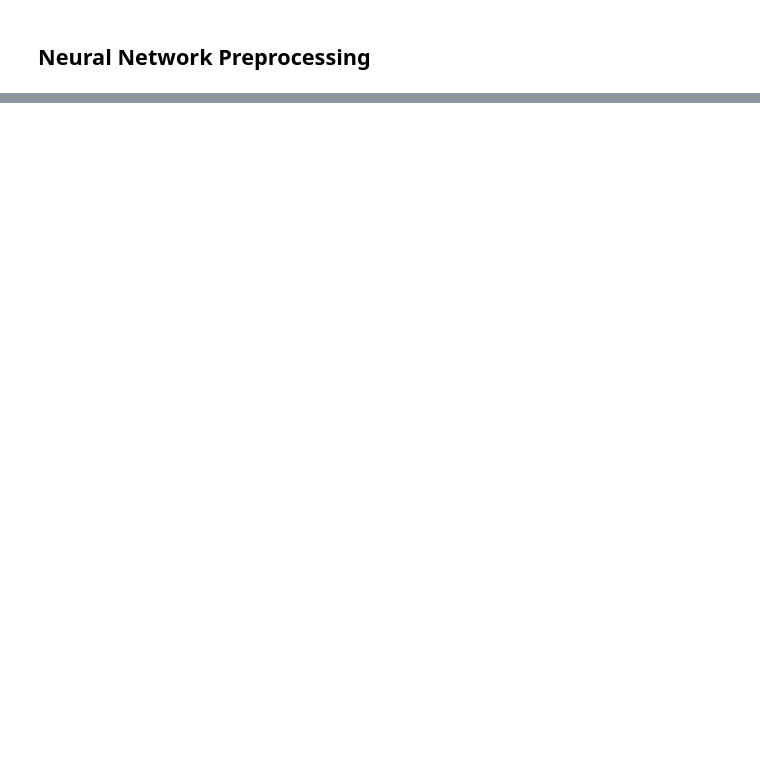
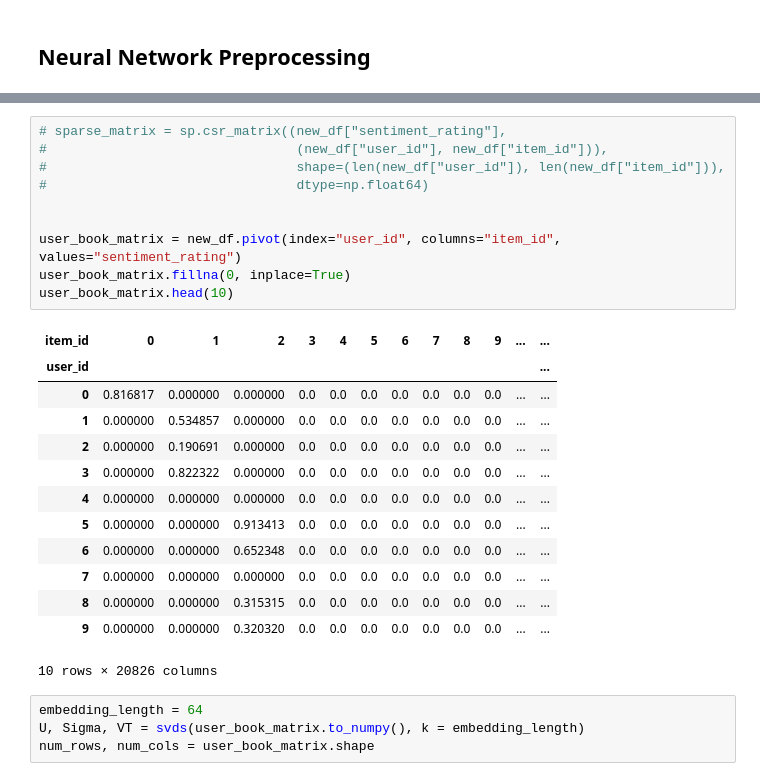
Before and after one commit to WilliamYWu/Amazon_Review_Recommender_System, a Jupyter notebook: amazon_review_testing.ipynb, the cells around one changed output, grey strips where cells are left out. Saved outputs shown, nothing was run; the diff lists cells and outputs as text; blank space fills up the shorter version.

```diff
--- a/amazon_review_testing.ipynb
+++ b/amazon_review_testing.ipynb
@@ -369,0 +388,28 @@ predicted_df.head(10)
+# %%
+# sparse_matrix = sp.csr_matrix((new_df["sentiment_rating"],
+#                                (new_df["user_id"], new_df["item_id"])),
+#                                shape=(len(new_df["user_id"]), len(new_df["item_id"])),
+#                                dtype=np.float64)
+
+
+user_book_matrix = new_df.pivot(index="user_id", columns="item_id", values="sentiment_rating")
+user_book_matrix.fillna(0, inplace=True)
+user_book_matrix.head(10)
+# %% [output]
+| item_id | 0 | 1 | 2 | 3 | 4 | 5 | 6 | 7 | 8 | 9 | ... | ... |
+| user_id |  |  |  |  |  |  |  |  |  |  |  | ... |
+| 0 | 0.816817 | 0.000000 | 0.000000 | 0.0 | 0.0 | 0.0 | 0.0 | 0.0 | 0.0 | 0.0 | ... | ... |
+| 1 | 0.000000 | 0.534857 | 0.000000 | 0.0 | 0.0 | 0.0 | 0.0 | 0.0 | 0.0 | 0.0 | ... | ... |
+| 2 | 0.000000 | 0.190691 | 0.000000 | 0.0 | 0.0 | 0.0 | 0.0 | 0.0 | 0.0 | 0.0 | ... | ... |
+| 3 | 0.000000 | 0.822322 | 0.000000 | 0.0 | 0.0 | 0.0 | 0.0 | 0.0 | 0.0 | 0.0 | ... | ... |
+| 4 | 0.000000 | 0.000000 | 0.000000 | 0.0 | 0.0 | 0.0 | 0.0 | 0.0 | 0.0 | 0.0 | ... | ... |
+| 5 | 0.000000 | 0.000000 | 0.913413 | 0.0 | 0.0 | 0.0 | 0.0 | 0.0 | 0.0 | 0.0 | ... | ... |
+| 6 | 0.000000 | 0.000000 | 0.652348 | 0.0 | 0.0 | 0.0 | 0.0 | 0.0 | 0.0 | 0.0 | ... | ... |
+| 7 | 0.000000 | 0.000000 | 0.000000 | 0.0 | 0.0 | 0.0 | 0.0 | 0.0 | 0.0 | 0.0 | ... | ... |
+| 8 | 0.000000 | 0.000000 | 0.315315 | 0.0 | 0.0 | 0.0 | 0.0 | 0.0 | 0.0 | 0.0 | ... | ... |
+| 9 | 0.000000 | 0.000000 | 0.320320 | 0.0 | 0.0 | 0.0 | 0.0 | 0.0 | 0.0 | 0.0 | ... | ... |
+10 rows × 20826 columns
+# %%
+embedding_length = 64
+U, Sigma, VT = svds(user_book_matrix.to_numpy(), k = embedding_length)
+num_rows, num_cols = user_book_matrix.shape
```
Also changed, not shown: parts of 24 cells of this notebook.
